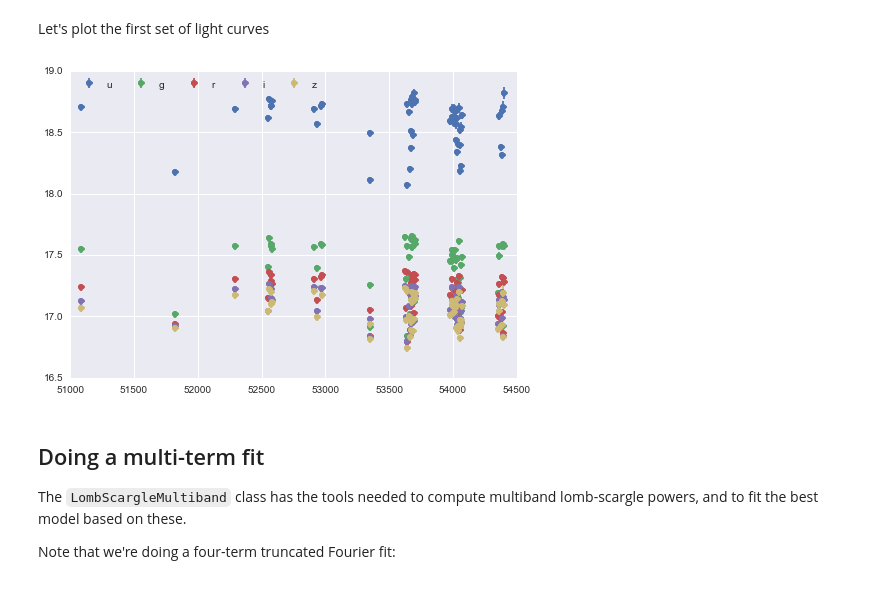
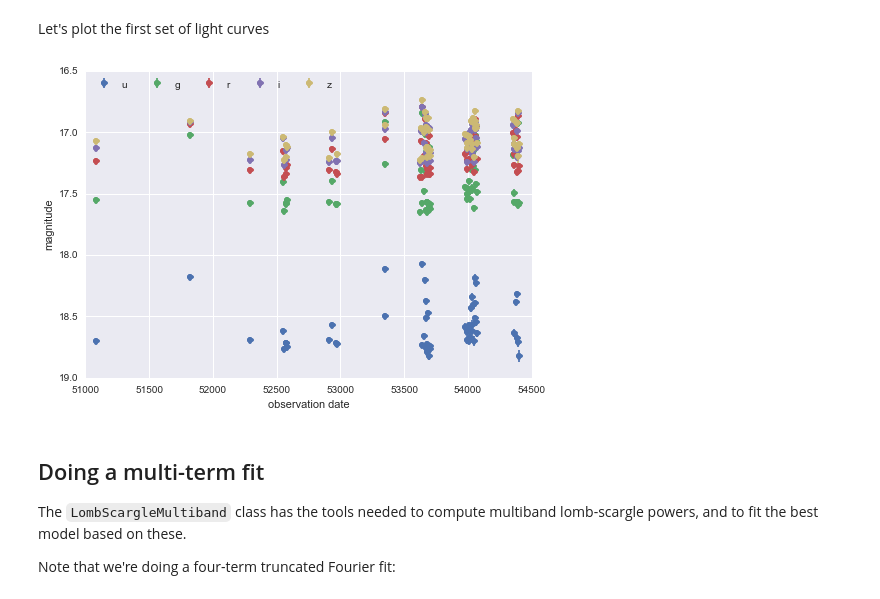
Before and after one commit to jakevdp/multiband_LS, a Jupyter notebook: MultibandLombScargleExample.ipynb, the cells around one changed output. Saved outputs shown, nothing was run; the diff lists cells and outputs as text; code cells hidden in the pictures.

Commit message:
update multiband example

```diff
--- a/MultibandLombScargleExample.ipynb
+++ b/MultibandLombScargleExample.ipynb
@@ -20,5 +20,12 @@ We'll start by fetching observed light curves from the Sesar 2010 Paper:
 from multiband_LS.data import fetch_light_curves
 rrlyrae = fetch_light_curves()
 lcids = np.fromiter(rrlyrae.ids, dtype=int)
+# %%
+def get_multiband_data(lcid):
+    t, y, dy = rrlyrae.get_lightcurve(lcid)
+    t, y, dy, filts = np.broadcast_arrays(t, y, dy,
+                                          ['u', 'g', 'r', 'i', 'z'])
+    bad_data = np.isnan(t)
+    return t[~bad_data], y[~bad_data], dy[~bad_data], filts[~bad_data]
 # %% [markdown]
 Let's plot the first set of light curves
@@ -27,9 +32,15 @@ t, y, dy = rrlyrae.get_lightcurve(lcids[0])
 # %%
+t, y, dy, filts = get_multiband_data(lcids[0])
+
 for i, filt in enumerate('ugriz'):
-    plt.errorbar(t[:, i], y[:, i], dy[:, i], fmt='o', label=filt)
-plt.legend(ncol=5, loc=0);
+    mask = (filts == filt)
+    plt.errorbar(t[mask], y[mask], dy[mask], fmt='o', label=filt)
+
+plt.gca().invert_yaxis()
+plt.legend(ncol=5, loc='upper left')
+plt.xlabel('observation date'); plt.ylabel('magnitude');
 # %% [output]
-[figure, old version]
+[figure, new version]
 # %% [markdown]
 ## Doing a multi-term fit
 
```
Also changed, not shown: parts of 6 cells of this notebook.
